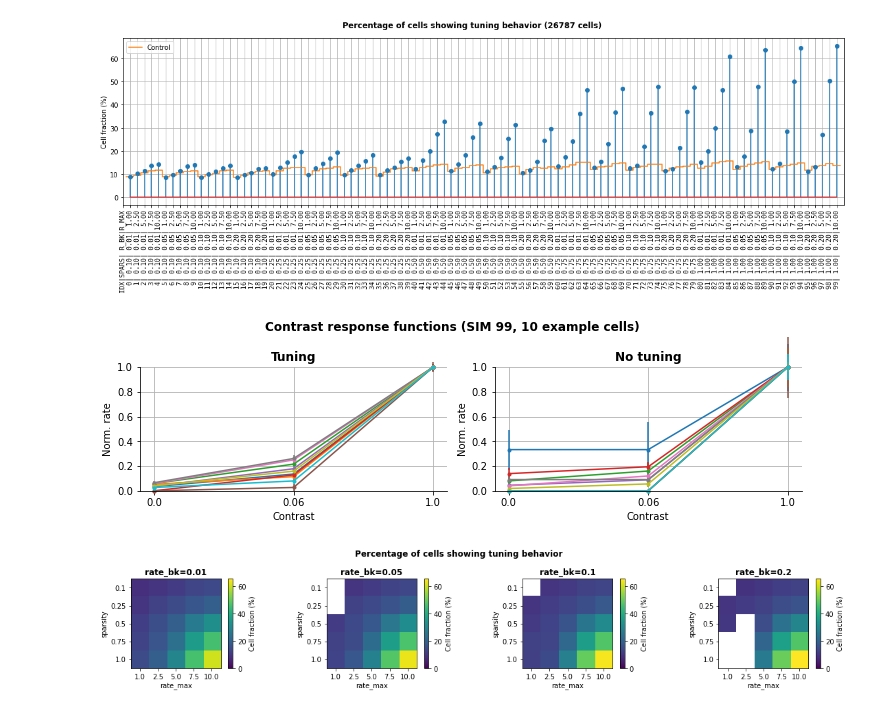
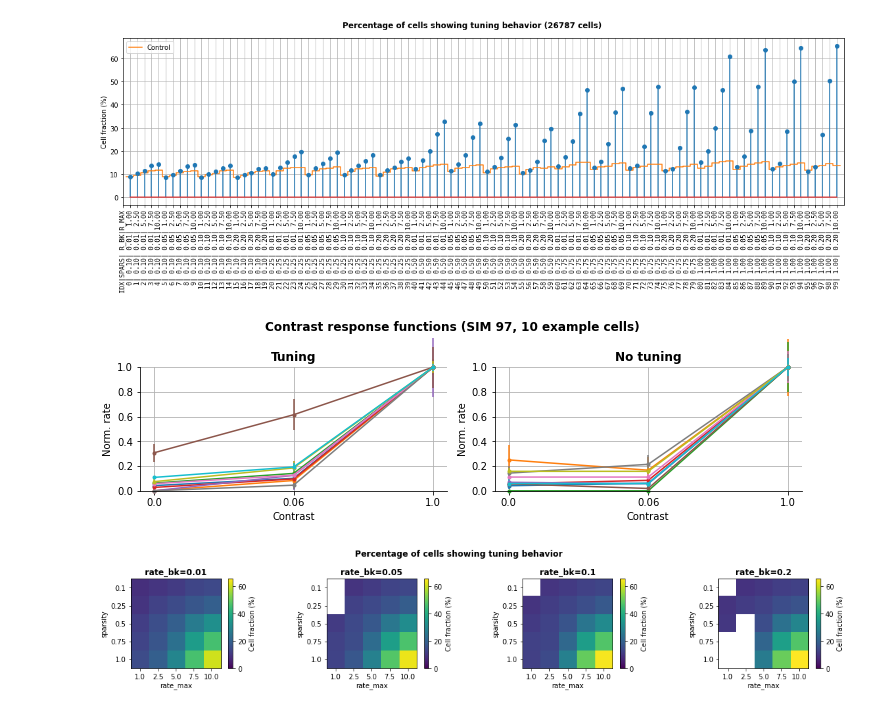
Before and after one commit to BlueBrain/sscx-analysis, a Jupyter notebook: visual_contrast/notebooks/GratingStim_Calibration_Analysis.ipynb, the cells around one changed output. Saved outputs shown, nothing was run; the diff lists cells and outputs as text; code cells hidden in the pictures.

```diff
--- a/visual_contrast/notebooks/GratingStim_Calibration_Analysis.ipynb
+++ b/visual_contrast/notebooks/GratingStim_Calibration_Analysis.ipynb
@@ -320,31 +321,32 @@ plt.show()
 [figure]
 # %%
 # Single-cell tuning curves (examples)
-sel_sim = 99
+sel_sim = 97
 tc = tuning_curves[sel_sim]
 bl = baselines[sel_sim]
 num_sel_gids = 10
 plt.figure(figsize=(10, 3))
 for sidx, sig_sel in enumerate([True, False]):
     plt.subplot(1, 2, sidx + 1)
     sel_gids = np.where(signif_stats[sel_sim] == sig_sel)[0][:num_sel_gids]
     for gid_idx in sel_gids:
         ebar = plt.errorbar(np.arange(num_patterns + 1), np.hstack([bl['mean'][gid_idx, min_contr_idx], tc['mean'][gid_idx, patt_ind]]), yerr=np.hstack([bl['sem'][gid_idx, min_contr_idx], tc['sem'][gid_idx, patt_ind]]), marker='.', clip_on=False)
         for bars in ebar[2]:
             bars.set_clip_on(False)
     plt.gca().spines['top'].set_visible(False)
     plt.gca().spines['right'].set_visible(False)
     plt.xticks(np.arange(num_patterns + 1), [0.0] + contrasts)
     plt.grid()
     plt.ylim((0.0, 1.0))
     plt.xlabel('Contrast')
     plt.ylabel('Norm. rate')
     plt.title('Tuning' if sig_sel else 'No tuning', fontweight='bold')
 plt.suptitle(f'Contrast response functions (SIM {sim_ids[sel_sim]}, {num_sel_gids} example cells)', fontweight='bold')
 plt.tight_layout()
+plt.savefig(os.path.join(save_path, f'cell_tuning_example_SIM{sel_sim}.png'), dpi=300)
 plt.show()
 # %% [output]
-[figure, old version]
+[figure, new version]
 # %%
 # Plot 2D maps of tuned cell fractions (rate_bk fixed)
 signif_pct_above_ctrl = signif_pct.copy()
```
Also changed, not shown: parts of 4 cells of this notebook.
